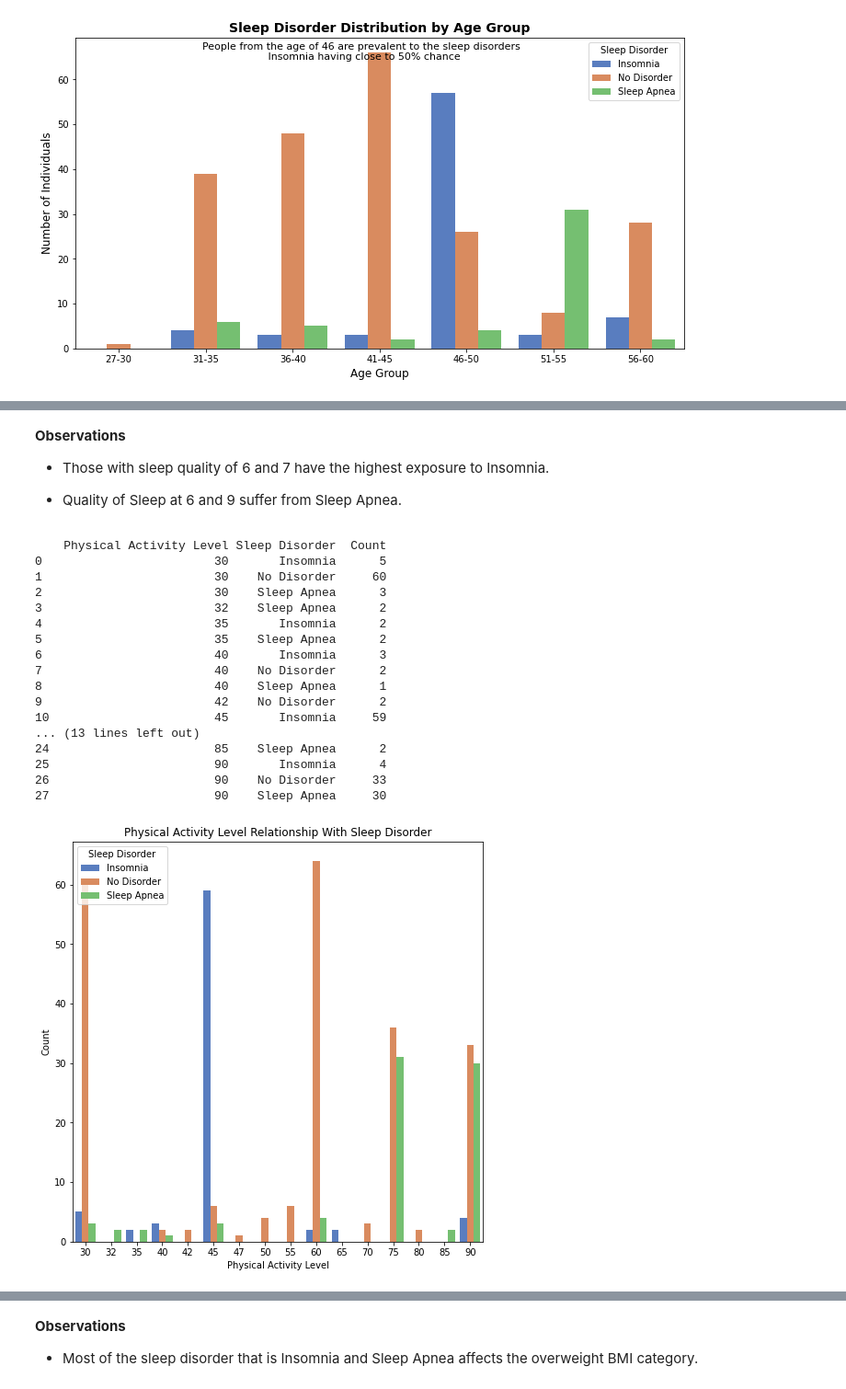
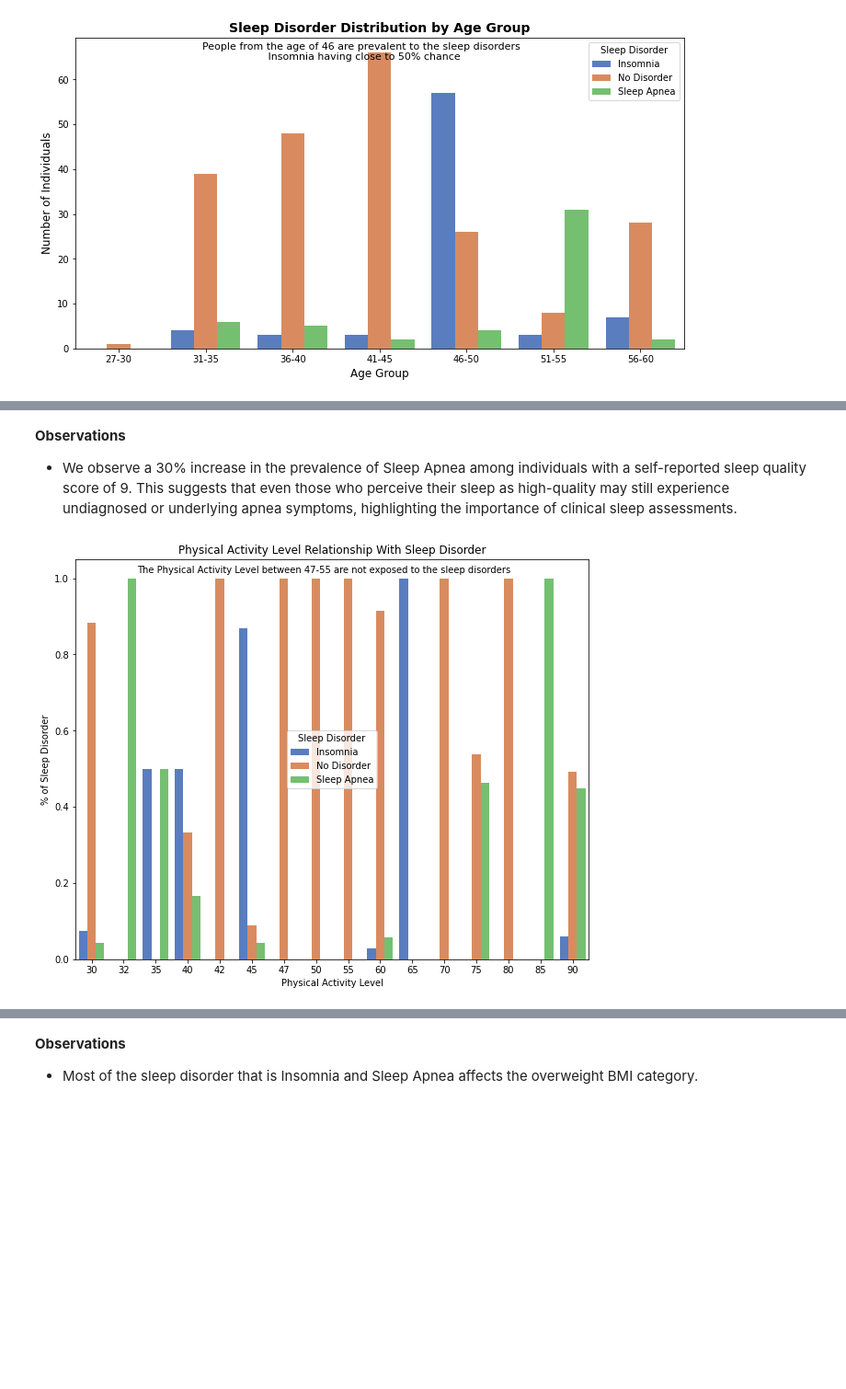
Before and after one commit to jgatharia/Health_and_Sleep_Relation_Project, a Jupyter notebook: health_and_wellness.ipynb, the cells around one changed output, grey strips where cells are left out. Shown at 92% size. Cells and saved outputs as stored; diff of their text form; code cells hidden in the pictures; blank space fills up the shorter version.

```diff
--- a/health_and_wellness.ipynb
+++ b/health_and_wellness.ipynb
@@ -535,35 +511,23 @@ plt.show();
 # %% [markdown]
 **Observations**
 
-* Those with sleep quality of 6 and 7 have the highest exposure to Insomnia.
-
-* Quality of Sleep at 6 and 9 suffer from Sleep Apnea.
+* We observe a 30% increase in the prevalence of Sleep Apnea among individuals with a self-reported sleep quality score of 9. This suggests that even those who perceive their sleep as high-quality may still experience undiagnosed or underlying apnea symptoms, highlighting the importance of clinical sleep assessments.
 # %%
 # Physical Activity Level and Sleep Disorder
 physical_activity = health_wellness_df.groupby(['Physical Activity Level', 'Sleep Disorder']).size().reset_index(name='Count')
-print(physical_activity)
+# Total number of those with the Physical Activity Levels
+physical_total = health_wellness_df.groupby(['Physical Activity Level']).size().reset_index(name='Total')
+# Merge the total and count
+merged_df_activity = physical_activity.merge(physical_total, on='Physical Activity Level')
+merged_df_activity['Percentage'] = merged_df_activity['Count'] / merged_df_activity['Total']
 
-fig, ax = plt.subplots(figsize=(8,8))
-sns.barplot(data=physical_activity, x='Physical Activity Level', y='Count', hue='Sleep Disorder', ax=ax, palette='muted')
+fig, ax = plt.subplots(figsize=(10,8))
+sns.barplot(data=merged_df_activity, x='Physical Activity Level', y='Percentage', hue='Sleep Disorder', ax=ax, palette='muted')
 ax.set_title('Physical Activity Level Relationship With Sleep Disorder')
+fig.text(0.5, 0.855, 'The Physical Activity Level between 47-55 are not exposed to the sleep disorders', ha='center', fontsize=10)
 ax.set_xlabel('Physical Activity Level')
+ax.set_ylabel('% of Sleep Disorder')
+ax.legend(title='Sleep Disorder', loc='center')
 plt.show();
 # %% [output]
-    Physical Activity Level Sleep Disorder  Count
-0                        30       Insomnia      5
-1                        30    No Disorder     60
-2                        30    Sleep Apnea      3
-3                        32    Sleep Apnea      2
-4                        35       Insomnia      2
-5                        35    Sleep Apnea      2
-6                        40       Insomnia      3
-7                        40    No Disorder      2
-8                        40    Sleep Apnea      1
-9                        42    No Disorder      2
-10                       45       Insomnia     59
-... (13 lines left out)
-24                       85    Sleep Apnea      2
-25                       90       Insomnia      4
-26                       90    No Disorder     33
-27                       90    Sleep Apnea     30
-[figure, old version]
+[figure, new version]
```
Also changed, not shown: parts of 12 cells of this notebook.
